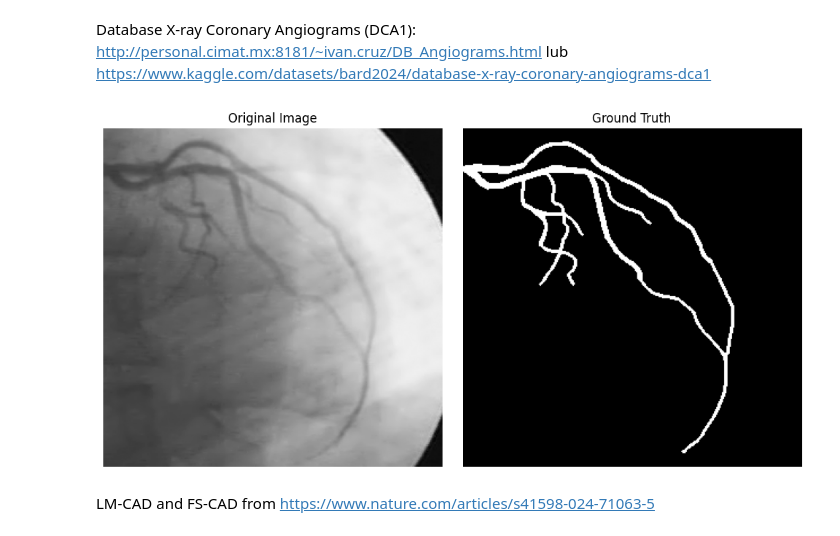
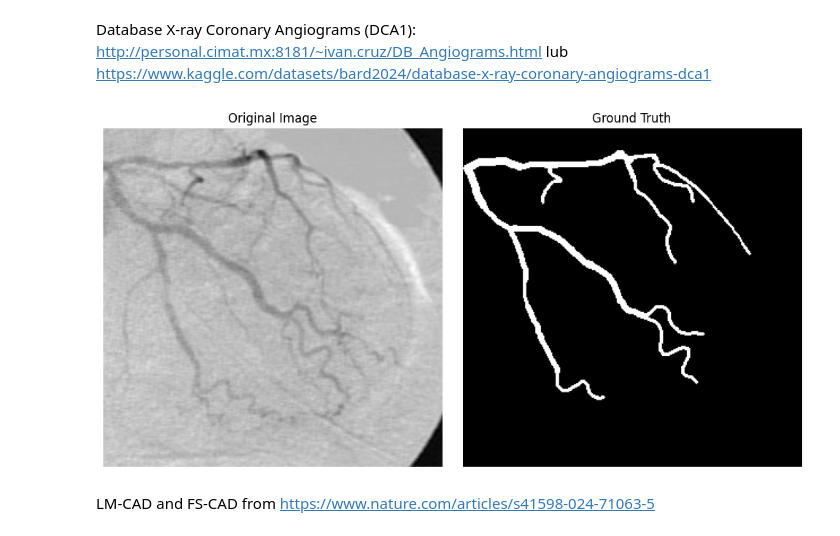
Before and after one commit to lkwinta/coronary-stenosis-detection, a Jupyter notebook: notebooks/datasets.ipynb, the cells around one changed output. Drawn from its saved outputs; the diff is of its cells as text; code cells hidden in the pictures.

```diff
--- a/notebooks/datasets.ipynb
+++ b/notebooks/datasets.ipynb
@@ -90,16 +90,16 @@ extract_dir = "raw_datasets/DCA1"
 
 download_and_unzip(url, zip_path, extract_dir)
 # %%
-image = cv2.imread(
-    "raw_datasets/DCA1/Database_134_Angiograms/2.pgm", cv2.IMREAD_GRAYSCALE
+from coronary_analysis.datasets import DCA1Dataset
+
+dataset = DCA1Dataset(image_dir="raw_datasets/DCA1/Database_134_Angiograms")
+image, image_gt = dataset[0]
+
+show_image(
+    image.squeeze(), image_gt.squeeze(), titles=["Original Image", "Ground Truth"]
 )
-image_gt = cv2.imread(
-    "raw_datasets/DCA1/Database_134_Angiograms/2_gt.pgm", cv2.IMREAD_GRAYSCALE
-)
-
-show_image(image, image_gt, titles=["Original Image", "Ground Truth"])
 # %% [output]
-[figure, old version]
+[figure, new version]
 # %% [markdown]
 LM-CAD and FS-CAD from https://www.nature.com/articles/s41598-024-71063-5
 # %%
```
Also changed, not shown: 6 other files.
